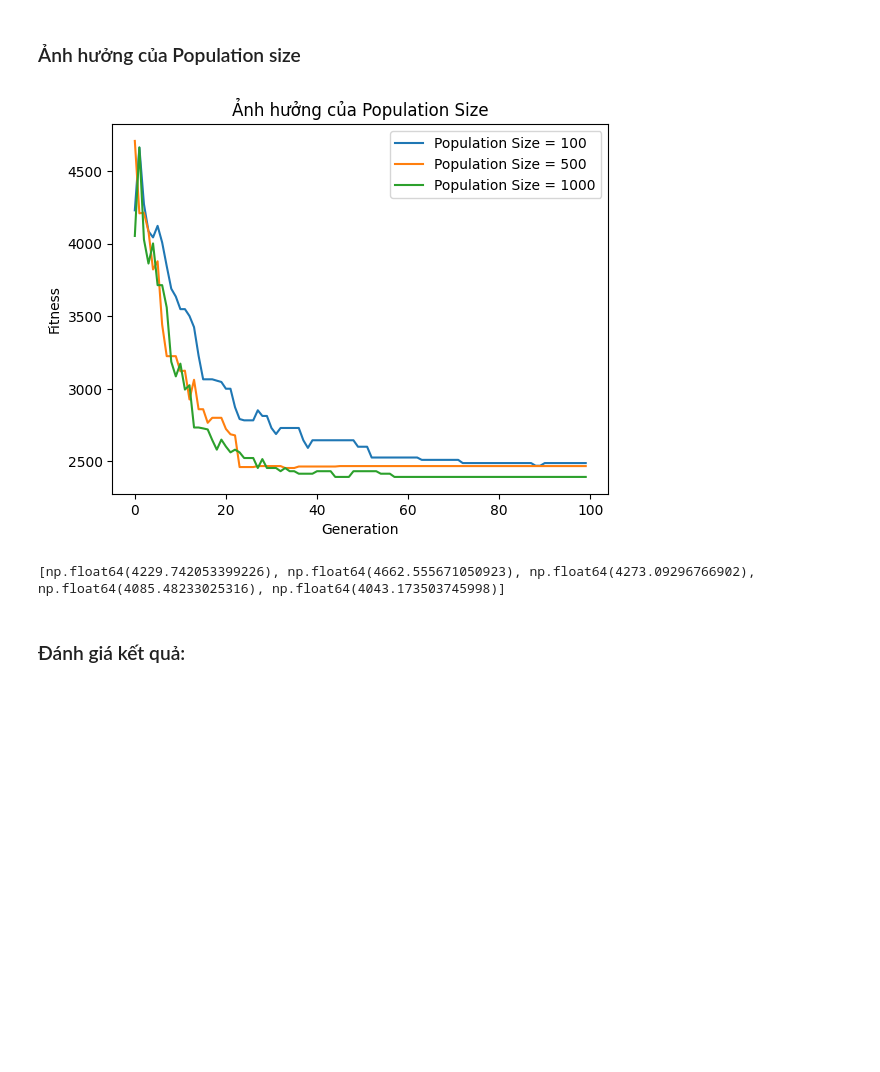
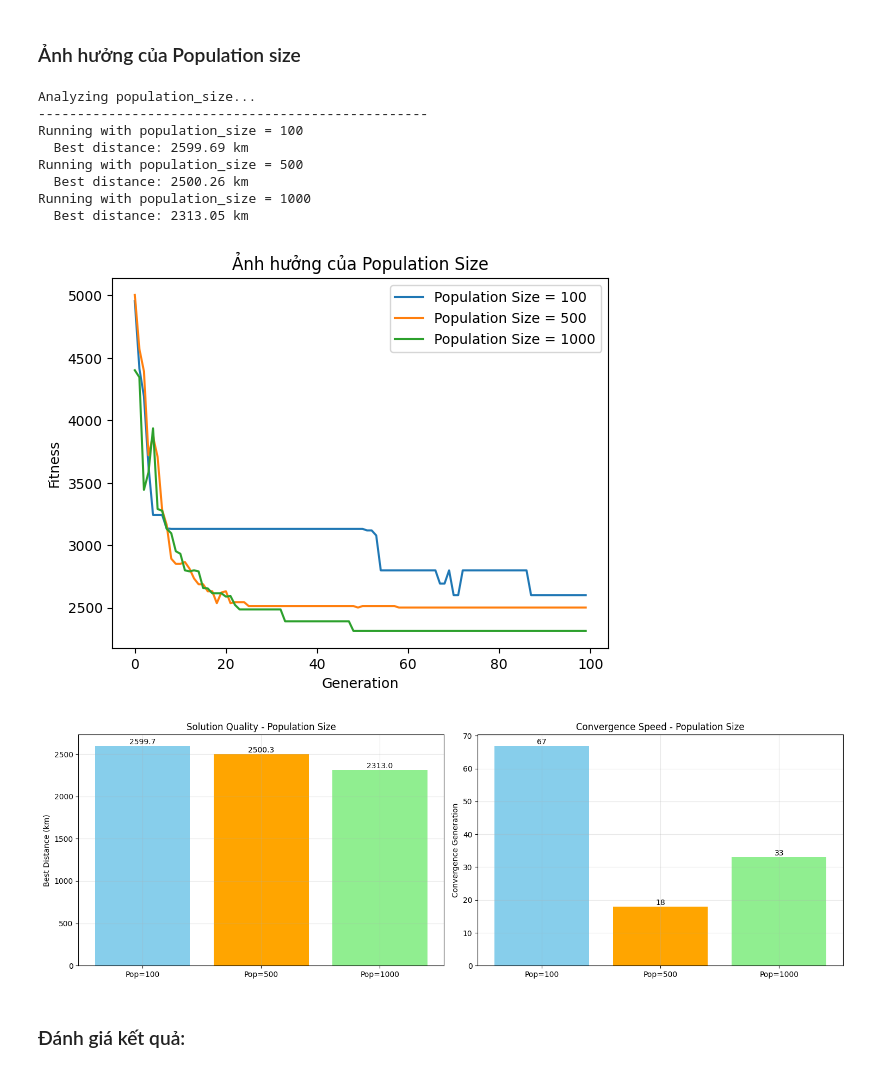
Before and after one commit to thilinnd/GA_TSP, a Jupyter notebook: src/experiment tham so.ipynb, the cells around one changed output. Saved outputs shown, nothing was run; the diff lists cells and outputs as text; code cells hidden in the pictures; blank space fills up the shorter version.

```diff
--- a/src/experiment tham so.ipynb
+++ b/src/experiment tham so.ipynb
@@ -58,17 +160,10 @@ Total distance (km): 2563.791157815784
+# %%
+base_config = {
+    'generations': 100,
+    'mutation_rate': 0.01,
+    'mutation_algorithm': 'inversion',
+    'crossover_algorithm': 'order',
+    'selection_algorithm': 'tournament'
+}
 # %% [markdown]
 ### Ảnh hưởng của Population size
-# %%
-fitness1 = solve(distance_matrix, generations=100, mutation_rate=0.01, population_size=100)[2]
-fitness2 = solve(distance_matrix, generations=100, mutation_rate=0.01, population_size=500)[2]
-fitness3 = solve(distance_matrix, generations=100, mutation_rate=0.01, population_size=1000)[2]
-
-plt.plot(fitness1, label='Population Size = 100')
-plt.plot(fitness2, label='Population Size = 500')
-plt.plot(fitness3, label='Population Size = 1000')
-plt.xlabel("Generation")
-plt.ylabel("Fitness")
-plt.title("Ảnh hưởng của Population Size")
-plt.legend()
-plt.show()
-# %% [output]
-[figure, removed]
@@ -82,7 +170,35 @@ pd.DataFrame({
-# %%
-print(fitness1[:5])
-# %% [output]
-[np.float64(4229.742053399226), np.float64(4662.555671050923), np.float64(4273.09296766902), np.float64(4085.48233025316), np.float64(4043.173503745998)]
+# %%
+# Ảnh hưởng của Population size
+population_sizes = [100, 500, 1000]
+pop_results, pop_fitness = analyze_single_parameter('population_size', population_sizes, base_config, distance_matrix)
+
+# Lấy fitness histories (giống như fitness1, fitness2, fitness3 cũ)
+fitness1, fitness2, fitness3 = pop_fitness
+
+plt.plot(fitness1, label='Population Size = 100')
+plt.plot(fitness2, label='Population Size = 500')
+plt.plot(fitness3, label='Population Size = 1000')
+plt.xlabel("Generation")
+plt.ylabel("Fitness")
+plt.title("Ảnh hưởng của Population Size")
+plt.legend()
+plt.show()
+
+# Phân tích Solution Quality và Convergence Speed (từ Box trước)
+analyze_performance([fitness1, fitness2, fitness3],
+                   ['Pop=100', 'Pop=500', 'Pop=1000'],
+                   'Population Size')
+# %% [output]
+Analyzing population_size...
+--------------------------------------------------
+Running with population_size = 100
+  Best distance: 2599.69 km
+Running with population_size = 500
+  Best distance: 2500.26 km
+Running with population_size = 1000
+  Best distance: 2313.05 km
+[figure, added]
+[figure, added]
 # %% [markdown]
 ### Đánh giá kết quả:
 # %% [markdown]
```
Also changed, not shown: parts of 25 cells of this notebook, 1 other file.
